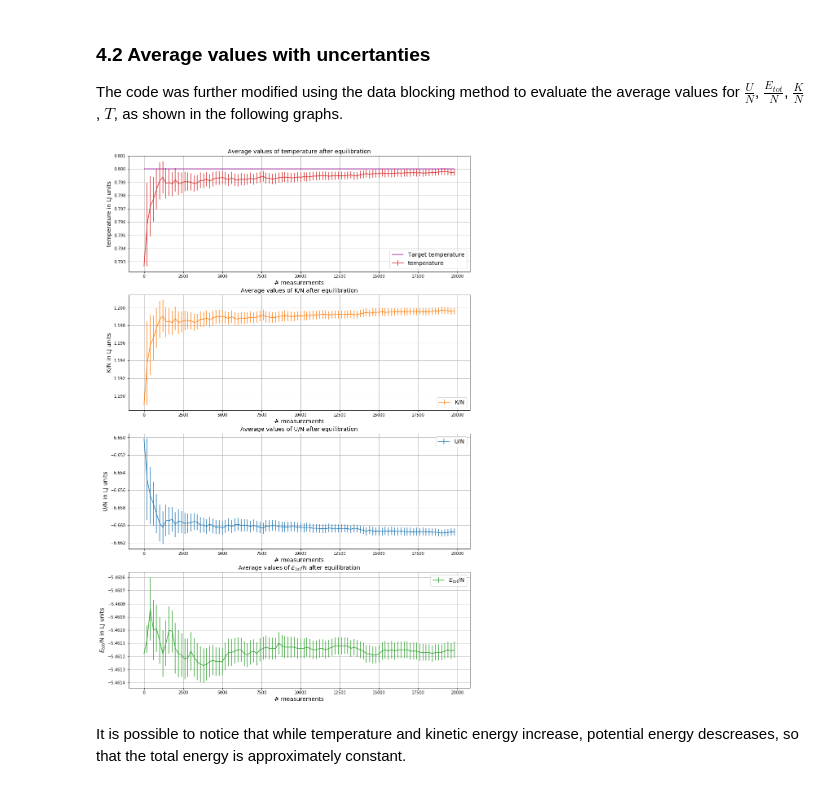
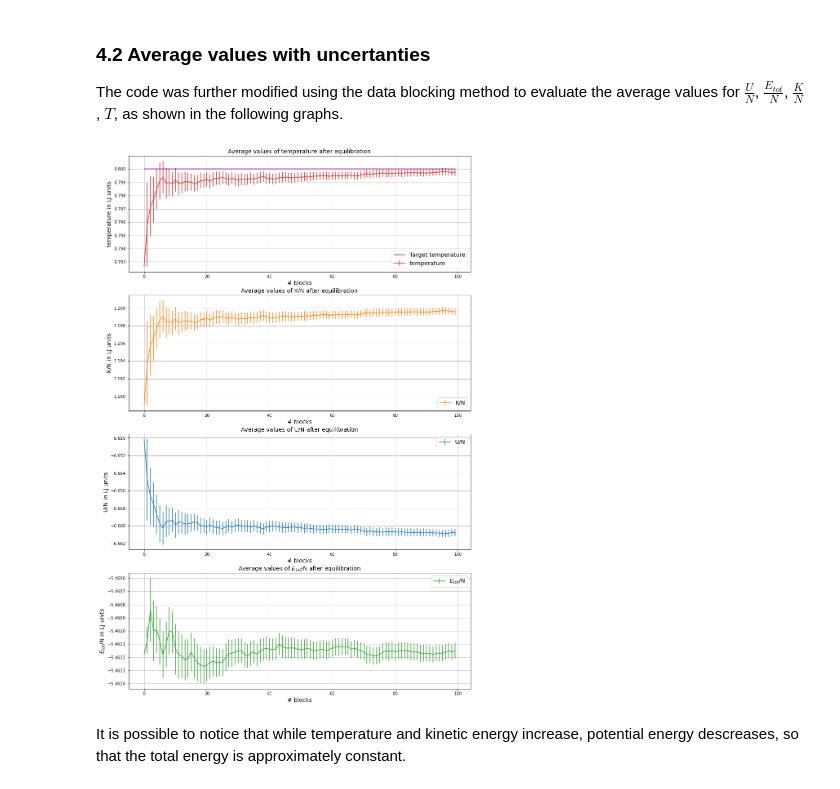
Before and after one commit to efosc/lsn_exercises, a Jupyter notebook: exercise04/exercise04.ipynb, the cells around one changed output. Cells and saved outputs as stored; diff of their text form; code cells hidden in the pictures.

```diff
--- a/exercise04/exercise04.ipynb
+++ b/exercise04/exercise04.ipynb
@@ -153,39 +153,39 @@ The code was further modified using the data blocking method to evaluate the ave
 ## 100 blocks, 2000 steps in each  block -> 200 measures per block
 N=100
 x = np.arange(N)
-x *= 200
+#x *= 200
 
 ##Reading
 temp_ave = np.loadtxt( './Solid/temp_blocks_forseok2_afterequi.dat',max_rows=N, usecols=2)
 err_temp = np.loadtxt( './Solid/temp_blocks_forseok2_afterequi.dat',max_rows=N, usecols=3)
 epot_ave = np.loadtxt( './Solid/epot_blocks_forseok2_afterequi.dat',max_rows=N, usecols=2)
 err_epot = np.loadtxt( './Solid/epot_blocks_forseok2_afterequi.dat',max_rows=N, usecols=3)
 etot_ave = np.loadtxt( './Solid/etot_blocks_forseok2_afterequi.dat',max_rows=N, usecols=2)
 err_etot = np.loadtxt( './Solid/etot_blocks_forseok2_afterequi.dat',max_rows=N, usecols=3)
 ekin_ave = np.loadtxt( './Solid/ekin_blocks_forseok2_afterequi.dat',max_rows=N, usecols=2)
 err_ekin = np.loadtxt( './Solid/ekin_blocks_forseok2_afterequi.dat',max_rows=N, usecols=3)
 ave = [temp_ave , ekin_ave, epot_ave, etot_ave]
 err_ave = [err_temp, err_ekin, err_epot, err_etot]
 colors = ["C3", "C1", "C0", "C2"]
 names = ["temperature", "K/N", "U/N", "$E_{tot}$/N"]
 
 #plot
 plt.figure(figsize=(15,24))
 for i in range(4):
     plt.subplot(4,1,i+1)
     plt.errorbar(x, ave[i], err_ave[i], label=names[i] , color=colors[i])
     if (i==0):
         plt.hlines(0.8, xmin=min(x), xmax=max(x),label="Target temperature",color="darkmagenta")
-    plt.xlabel('# measurements',size=14)
+    plt.xlabel('# blocks',size=14)
     plt.ylabel( names[i] + ' in LJ units',size=14)
     plt.title("Average values of " + names[i] + " after equilibration", size=14)
     if(i==2 or i==3):
         plt.legend(loc="upper right" , fontsize=14)
     else:
         plt.legend(loc="lower right", fontsize=14 )
     plt.grid(True)
 # %% [output]
-[figure, old version]
+[figure, new version]
 # %% [markdown]
 It is possible to notice that while temperature and kinetic energy increase, potential energy  descreases, so that the total energy is approximately constant.
 # %% [markdown]
```
Also changed, not shown: parts of 4 cells of this notebook, 10 other files.
